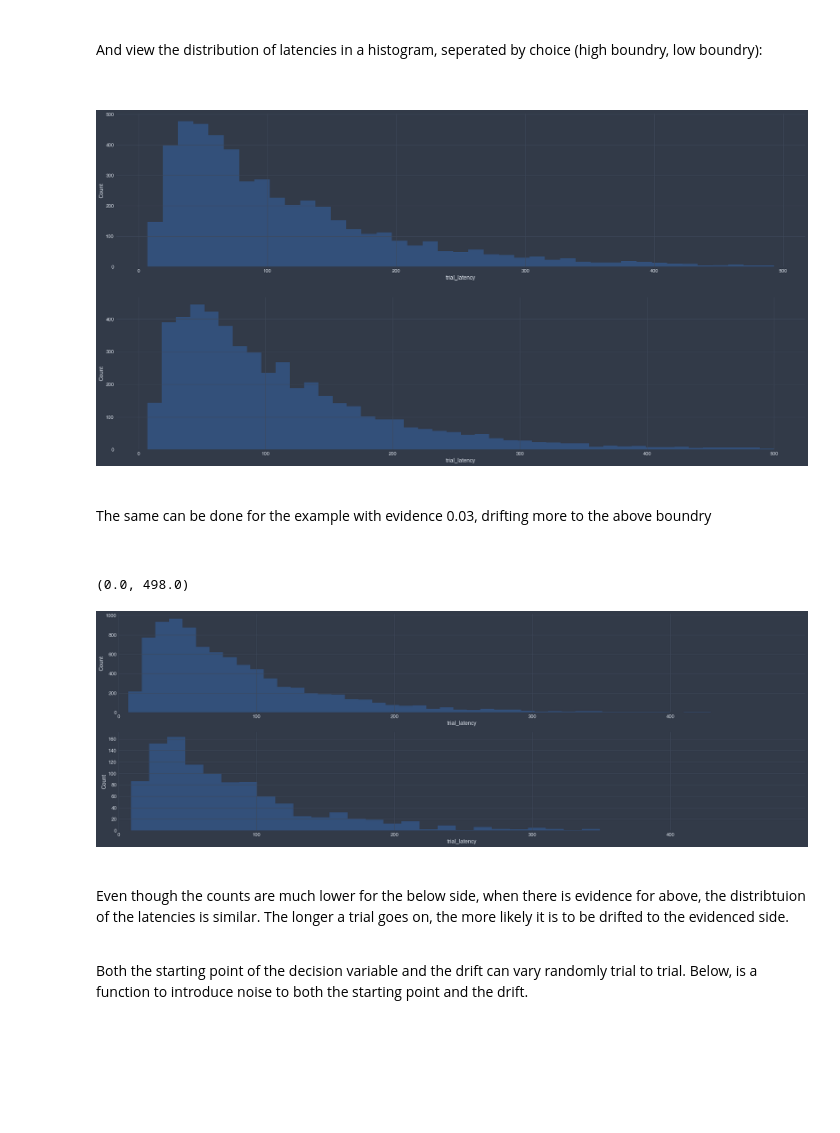
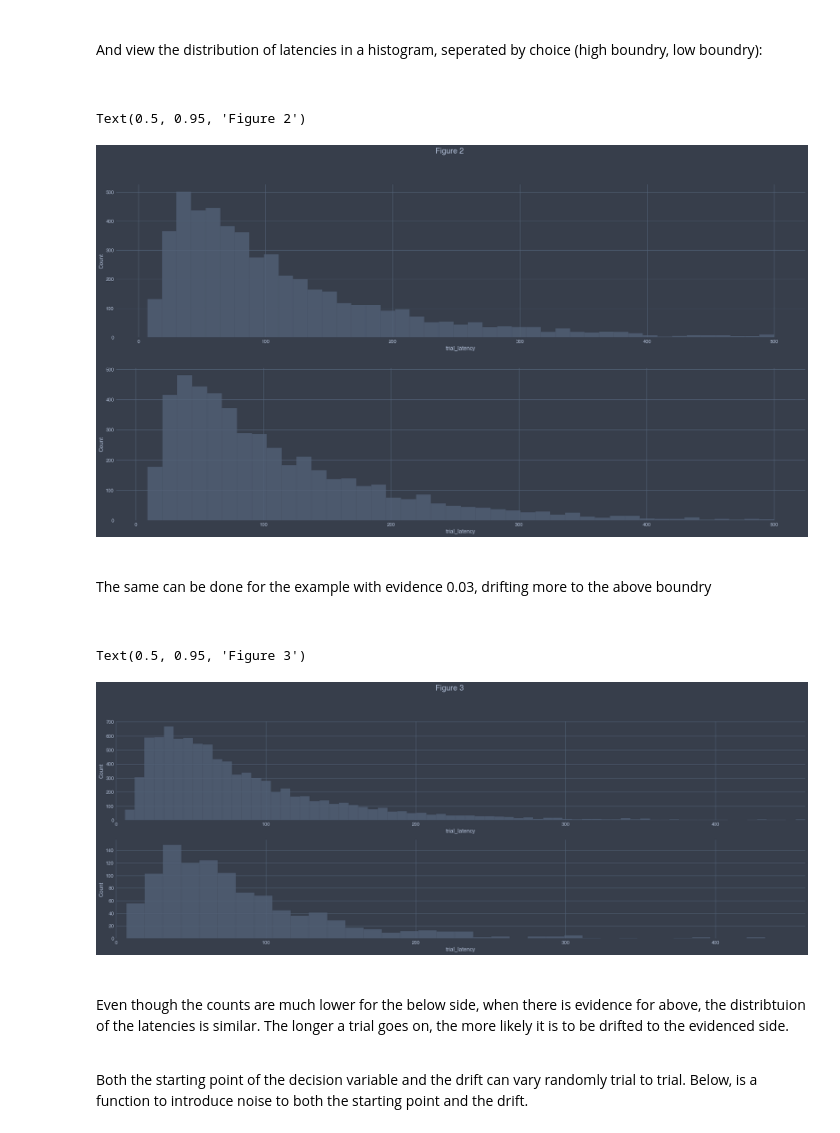
Before and after one commit to Benorli/CMCB, a Jupyter notebook: Notebooks/CMCB_From_Words_to_Models.ipynb, the cells around one changed output. Saved outputs shown, nothing was run; the diff lists cells and outputs as text; code cells hidden in the pictures; blank space fills up the shorter version.

```diff
--- a/Notebooks/CMCB_From_Words_to_Models.ipynb
+++ b/Notebooks/CMCB_From_Words_to_Models.ipynb
@@ -315,14 +319,18 @@ And view the distribution of latencies in a histogram, seperated by choice (high
 # %%
 plt.subplot(2, 1, 1)
 plt.ylabel('Count')
-sns.distplot(df_trials.trial_latency[df_trials.trial_response == 1],  # high boundry
+sns.histplot(df_trials.trial_latency[df_trials.trial_response == 1],  # high boundry
             kde=False);
 plt.subplot(2, 1, 2)
 plt.ylabel('Count')
-sns.distplot(df_trials.trial_latency[df_trials.trial_response == -1],  # low boundry
+sns.histplot(df_trials.trial_latency[df_trials.trial_response == -1],  # low boundry
             kde=False);
+
+txt = 'Figure 2'
+plt.figtext(0.5, 0.95, txt, wrap=True, horizontalalignment='center', fontsize=20)
 # %% [output]
+Text(0.5, 0.95, 'Figure 2')
-[figure, old version]
+[figure, new version]
 # %% [markdown]
 <br>
 
@@ -332,18 +340,21 @@ The same can be done for the example with evidence 0.03, drifting more to the ab
 # %%
 plt.subplot(3, 1, 1)
 plt.ylabel('Count')
-sns.distplot(df_trials_above.trial_latency[df_trials_above.trial_response == 1],  # high boundry
+sns.histplot(df_trials_above.trial_latency[df_trials_above.trial_response == 1],  # high boundry
             kde=False);
 plt.xlim(0, max(df_trials_above.trial_latency))
 
 plt.subplot(3, 1, 2)
 plt.ylabel('Count')
-sns.distplot(df_trials_above.trial_latency[df_trials_above.trial_response == -1],  # low boundry
+sns.histplot(df_trials_above.trial_latency[df_trials_above.trial_response == -1],  # low boundry
              kde=False);
 plt.xlim(0, max(df_trials_above.trial_latency))
+
+txt = 'Figure 3'
+plt.figtext(0.5, 0.95, txt, wrap=True, horizontalalignment='center', fontsize=20)
 # %% [output]
-(0.0, 498.0)
+Text(0.5, 0.95, 'Figure 3')
-[figure, old version]
+[figure, new version]
 # %% [markdown]
 <br>
 
```
Also changed, not shown: parts of 8 cells of this notebook.
